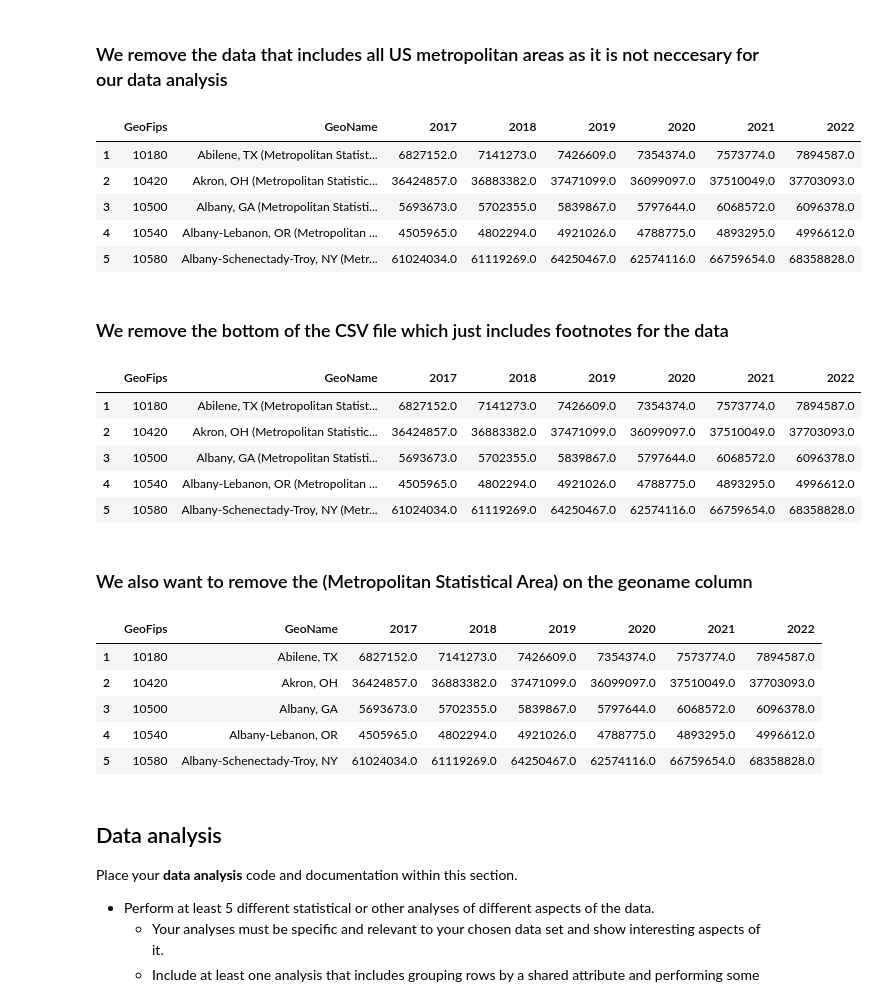
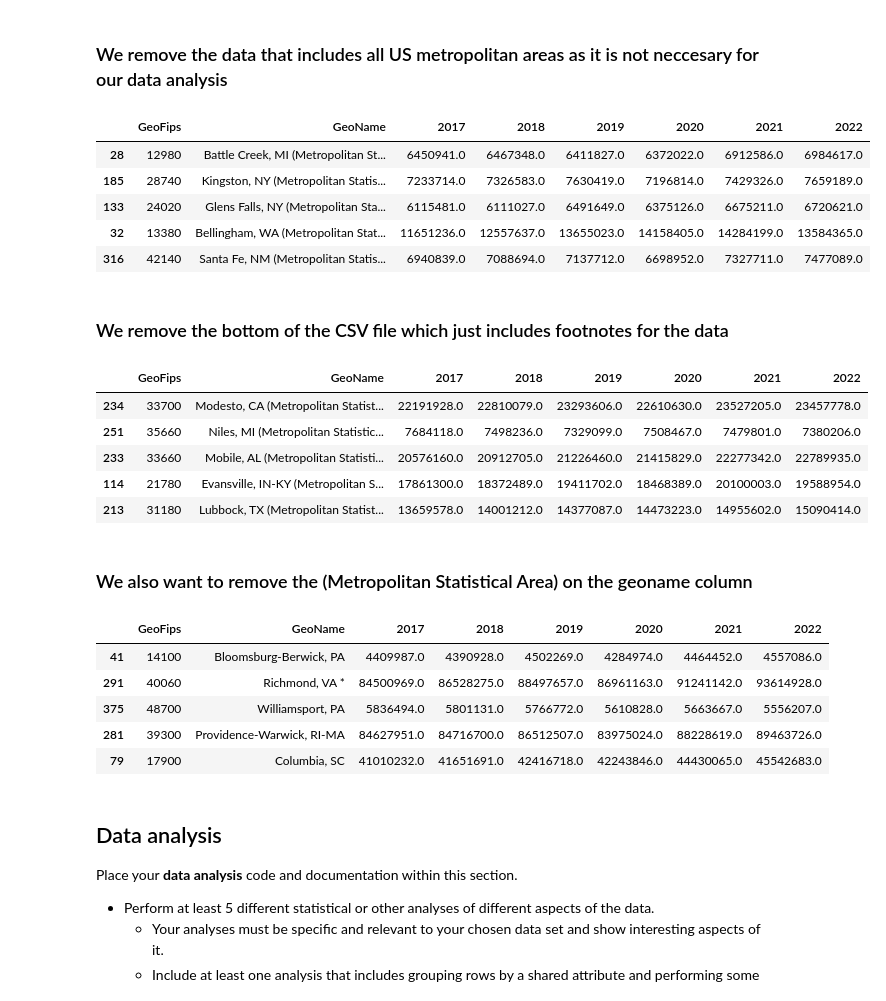
Before and after one commit to dbdesign-students-spring2024/8-pandas-exploration-VideoStorms, a Jupyter notebook: analysis.ipynb, the cells around one changed output. Saved outputs shown, nothing was run; the diff lists cells and outputs as text; code cells hidden in the pictures.

```diff
--- a/analysis.ipynb
+++ b/analysis.ipynb
@@ -88,43 +88,42 @@ Place your **data munging** code and documentation within this section.
 ### We remove the data that includes all US metropolitan areas as it is not neccesary for our data analysis
 # %%
 df = df[df['GeoFips'] != '00998']
-df.head()
+df.sample(5)
 # %% [output]
 |  | GeoFips | GeoName | 2017 | 2018 | 2019 | 2020 | 2021 | 2022 |
-| 1 | 10180 | Abilene, TX (Metropolitan Statist... | 6827152.0 | 7141273.0 | 7426609.0 | 7354374.0 | 7573774.0 | 7894587.0 |
-| 2 | 10420 | Akron, OH (Metropolitan Statistic... | 36424857.0 | 36883382.0 | 37471099.0 | 36099097.0 | 37510049.0 | 37703093.0 |
-| 3 | 10500 | Albany, GA (Metropolitan Statisti... | 5693673.0 | 5702355.0 | 5839867.0 | 5797644.0 | 6068572.0 | 6096378.0 |
-| 4 | 10540 | Albany-Lebanon, OR (Metropolitan ... | 4505965.0 | 4802294.0 | 4921026.0 | 4788775.0 | 4893295.0 | 4996612.0 |
-| 5 | 10580 | Albany-Schenectady-Troy, NY (Metr... | 61024034.0 | 61119269.0 | 64250467.0 | 62574116.0 | 66759654.0 | 68358828.0 |
+| 28 | 12980 | Battle Creek, MI (Metropolitan St... | 6450941.0 | 6467348.0 | 6411827.0 | 6372022.0 | 6912586.0 | 6984617.0 |
+| 185 | 28740 | Kingston, NY (Metropolitan Statis... | 7233714.0 | 7326583.0 | 7630419.0 | 7196814.0 | 7429326.0 | 7659189.0 |
+| 133 | 24020 | Glens Falls, NY (Metropolitan Sta... | 6115481.0 | 6111027.0 | 6491649.0 | 6375126.0 | 6675211.0 | 6720621.0 |
+| 32 | 13380 | Bellingham, WA (Metropolitan Stat... | 11651236.0 | 12557637.0 | 13655023.0 | 14158405.0 | 14284199.0 | 13584365.0 |
+| 316 | 42140 | Santa Fe, NM (Metropolitan Statis... | 6940839.0 | 7088694.0 | 7137712.0 | 6698952.0 | 7327711.0 | 7477089.0 |
 # %% [markdown]
 ### We remove the bottom of the CSV file which just includes footnotes for the data
 # %%
 df = df_trimmed = df.iloc[:-5]
-df.head()
+df.sample(5)
 # %% [output]
 |  | GeoFips | GeoName | 2017 | 2018 | 2019 | 2020 | 2021 | 2022 |
-| 1 | 10180 | Abilene, TX (Metropolitan Statist... | 6827152.0 | 7141273.0 | 7426609.0 | 7354374.0 | 7573774.0 | 7894587.0 |
-| 2 | 10420 | Akron, OH (Metropolitan Statistic... | 36424857.0 | 36883382.0 | 37471099.0 | 36099097.0 | 37510049.0 | 37703093.0 |
-| 3 | 10500 | Albany, GA (Metropolitan Statisti... | 5693673.0 | 5702355.0 | 5839867.0 | 5797644.0 | 6068572.0 | 6096378.0 |
-| 4 | 10540 | Albany-Lebanon, OR (Metropolitan ... | 4505965.0 | 4802294.0 | 4921026.0 | 4788775.0 | 4893295.0 | 4996612.0 |
-| 5 | 10580 | Albany-Schenectady-Troy, NY (Metr... | 61024034.0 | 61119269.0 | 64250467.0 | 62574116.0 | 66759654.0 | 68358828.0 |
+| 234 | 33700 | Modesto, CA (Metropolitan Statist... | 22191928.0 | 22810079.0 | 23293606.0 | 22610630.0 | 23527205.0 | 23457778.0 |
+| 251 | 35660 | Niles, MI (Metropolitan Statistic... | 7684118.0 | 7498236.0 | 7329099.0 | 7508467.0 | 7479801.0 | 7380206.0 |
+| 233 | 33660 | Mobile, AL (Metropolitan Statisti... | 20576160.0 | 20912705.0 | 21226460.0 | 21415829.0 | 22277342.0 | 22789935.0 |
+| 114 | 21780 | Evansville, IN-KY (Metropolitan S... | 17861300.0 | 18372489.0 | 19411702.0 | 18468389.0 | 20100003.0 | 19588954.0 |
+| 213 | 31180 | Lubbock, TX (Metropolitan Statist... | 13659578.0 | 14001212.0 | 14377087.0 | 14473223.0 | 14955602.0 | 15090414.0 |
 # %% [markdown]
 ### We also want to remove the (Metropolitan Statistical Area) on the geoname column
 # %%
 def remove_msa_text(label, text_to_remove="(Metropolitan Statistical Area)"):
-    """Remove specified text from a label."""
-    return label.replace(text_to_remove, "").strip()  # Remove and clean up whitespace
+    return label.replace(text_to_remove, "").strip()
 
 df["GeoName"] = df["GeoName"].apply(lambda x: remove_msa_text(x))
 
-df.head()
+df.sample(5)
 # %% [output]
 |  | GeoFips | GeoName | 2017 | 2018 | 2019 | 2020 | 2021 | 2022 |
-| 1 | 10180 | Abilene, TX | 6827152.0 | 7141273.0 | 7426609.0 | 7354374.0 | 7573774.0 | 7894587.0 |
-| 2 | 10420 | Akron, OH | 36424857.0 | 36883382.0 | 37471099.0 | 36099097.0 | 37510049.0 | 37703093.0 |
-| 3 | 10500 | Albany, GA | 5693673.0 | 5702355.0 | 5839867.0 | 5797644.0 | 6068572.0 | 6096378.0 |
-| 4 | 10540 | Albany-Lebanon, OR | 4505965.0 | 4802294.0 | 4921026.0 | 4788775.0 | 4893295.0 | 4996612.0 |
-| 5 | 10580 | Albany-Schenectady-Troy, NY | 61024034.0 | 61119269.0 | 64250467.0 | 62574116.0 | 66759654.0 | 68358828.0 |
+| 41 | 14100 | Bloomsburg-Berwick, PA | 4409987.0 | 4390928.0 | 4502269.0 | 4284974.0 | 4464452.0 | 4557086.0 |
+| 291 | 40060 | Richmond, VA * | 84500969.0 | 86528275.0 | 88497657.0 | 86961163.0 | 91241142.0 | 93614928.0 |
+| 375 | 48700 | Williamsport, PA | 5836494.0 | 5801131.0 | 5766772.0 | 5610828.0 | 5663667.0 | 5556207.0 |
+| 281 | 39300 | Providence-Warwick, RI-MA | 84627951.0 | 84716700.0 | 86512507.0 | 83975024.0 | 88228619.0 | 89463726.0 |
+| 79 | 17900 | Columbia, SC | 41010232.0 | 41651691.0 | 42416718.0 | 42243846.0 | 44430065.0 | 45542683.0 |
 # %% [markdown]
 ## Data analysis
 Place your **data analysis** code and documentation within this section.
```
Also changed, not shown: parts of 8 cells of this notebook.
